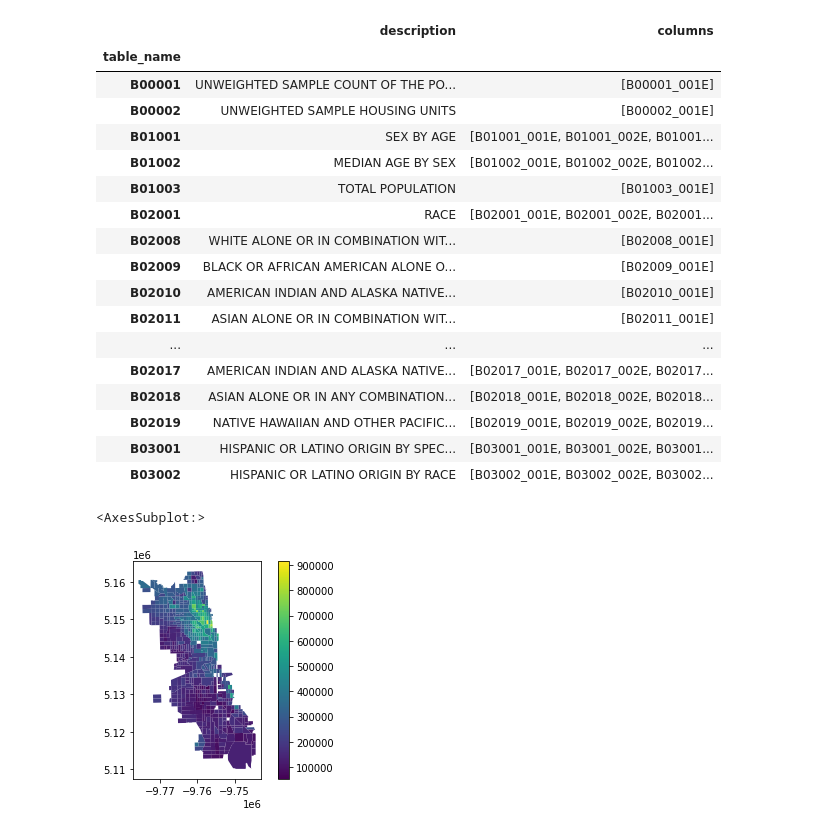
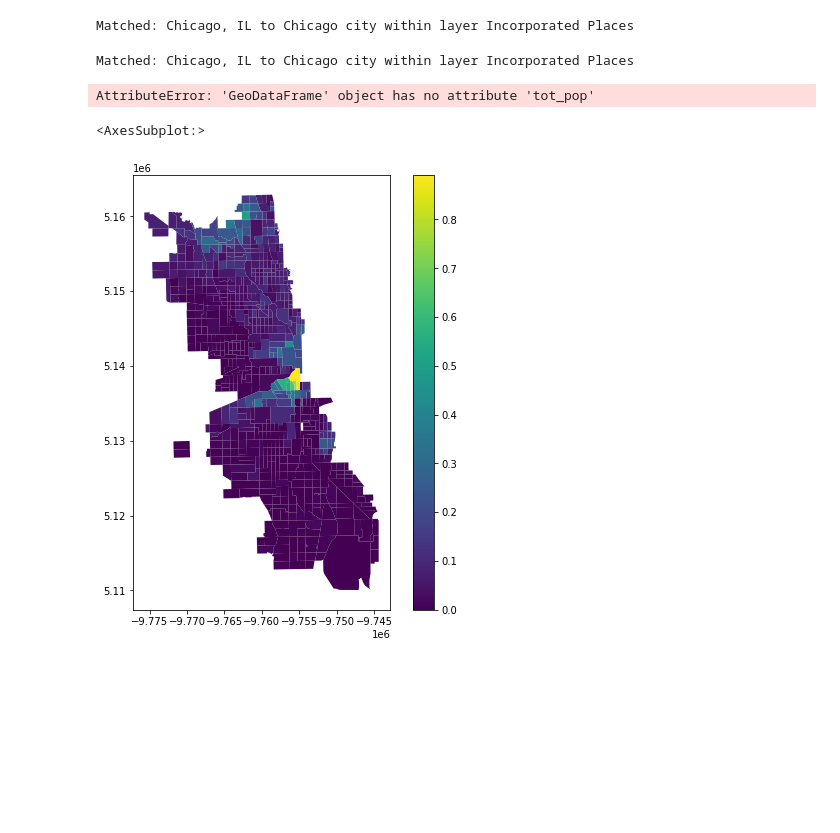
Before and after one commit to uchicago-CAPP30122-win-2022/proj-chicago-eats, a Jupyter notebook: cenpy_fetch.ipynb, the cells around one changed output. Drawn from its saved outputs; the diff is of its cells as text; code cells hidden in the pictures; blank space fills up the shorter version.

Commit message:
cenpy_fetch moved forward - completed all TODO from last commit New TODO: - get census data from 2010 - solicit team member feedback - write out completed GDF to a geojson/gpkg

```diff
--- a/cenpy_fetch.ipynb
+++ b/cenpy_fetch.ipynb
@@ -1,6 +0,0 @@
-# %%
-import cenpy
-acs = cenpy.products.ACS()
-chi = acs.from_place('Chicago, IL', variables= ['B01003_001', 'B19013_001E', 'B25077_001E',
-                                                'B03002_012E','B02008_001E', 'B03002_004E',
-                                                 'B17001_002E'])
@@ -25,26 +0,0 @@ var = acs.tables
-# %%
-var.loc[:'B03002_006E+B03002_007E']
-# %% [output]
-|  | description | columns |
-| table_name |  |  |
-| B00001 | UNWEIGHTED SAMPLE COUNT OF THE PO... | [B00001_001E] |
-| B00002 | UNWEIGHTED SAMPLE HOUSING UNITS | [B00002_001E] |
-| B01001 | SEX BY AGE | [B01001_001E, B01001_002E, B01001... |
-| B01002 | MEDIAN AGE BY SEX | [B01002_001E, B01002_002E, B01002... |
-| B01003 | TOTAL POPULATION | [B01003_001E] |
-| B02001 | RACE | [B02001_001E, B02001_002E, B02001... |
-| B02008 | WHITE ALONE OR IN COMBINATION WIT... | [B02008_001E] |
-| B02009 | BLACK OR AFRICAN AMERICAN ALONE O... | [B02009_001E] |
-| B02010 | AMERICAN INDIAN AND ALASKA NATIVE... | [B02010_001E] |
-| B02011 | ASIAN ALONE OR IN COMBINATION WIT... | [B02011_001E] |
-| ... | ... | ... |
-| B02017 | AMERICAN INDIAN AND ALASKA NATIVE... | [B02017_001E, B02017_002E, B02017... |
-| B02018 | ASIAN ALONE OR IN ANY COMBINATION... | [B02018_001E, B02018_002E, B02018... |
-| B02019 | NATIVE HAWAIIAN AND OTHER PACIFIC... | [B02019_001E, B02019_002E, B02019... |
-| B03001 | HISPANIC OR LATINO ORIGIN BY SPEC... | [B03001_001E, B03001_002E, B03001... |
-| B03002 | HISPANIC OR LATINO ORIGIN BY RACE | [B03002_001E, B03002_002E, B03002... |
-# %%
-chi.plot('B25077_001E', legend=True)
-# %% [output]
-<AxesSubplot:>
-[figure, removed]
@@ -50,0 +4,36 @@ chi.plot('B25077_001E', legend=True)
+# %%
+gdfs = []
+years = [2015, 2019]
+for year in years:
+    chi = cenpy.products.ACS(year).from_place('Chicago, IL', variables= ['B01003_001', 'B19013_001E', 'B25077_001E',
+                                                'B03002_012E','B02008_001E', 'B02011_001E', 'B02009_001E',
+                                                 'B17001_002E'])
+    chi['year'] = year
+    gdfs.append(chi)
+
+chi_gdf = pd.concat(gdfs)
+acs_variables = {
+'B01003_001E' : 'total_pop',
+'B19013_001E' : 'median_household_income',
+'B25077_001E' : 'median_home_value',
+'B03002_012E' : 'n_hispanic',
+'B02008_001E' : 'n_white',
+'B02009_001E' : 'n_black',
+'B02011_001E' : 'n_asian',
+'B17001_002E' : 'n_poverty'}
+chi_gdf.rename(columns=acs_variables, inplace=True)
+# %% [output]
+Matched: Chicago, IL to Chicago city within layer Incorporated Places
+Matched: Chicago, IL to Chicago city within layer Incorporated Places
+AttributeError: 'GeoDataFrame' object has no attribute 'tot_pop'
+# %%
+chi_gdf['p_poverty'] = chi_gdf.n_poverty/chi_gdf.total_pop
+chi_gdf['p_black'] = chi_gdf.n_black/chi_gdf.total_pop
+chi_gdf['p_white'] = chi_gdf.n_white/chi_gdf.total_pop
+chi_gdf['p_hispanic'] = chi_gdf.n_hispanic/chi_gdf.total_pop
+chi_gdf['p_asian'] = chi_gdf.n_asian/chi_gdf.total_pop
+# %%
+chi_gdf[chi_gdf.year == 2015].plot('p_asian', figsize = (8,8), legend=True)
+# %% [output]
+<AxesSubplot:>
+[figure, added]
```
Also changed, not shown: parts of 5 cells of this notebook.
